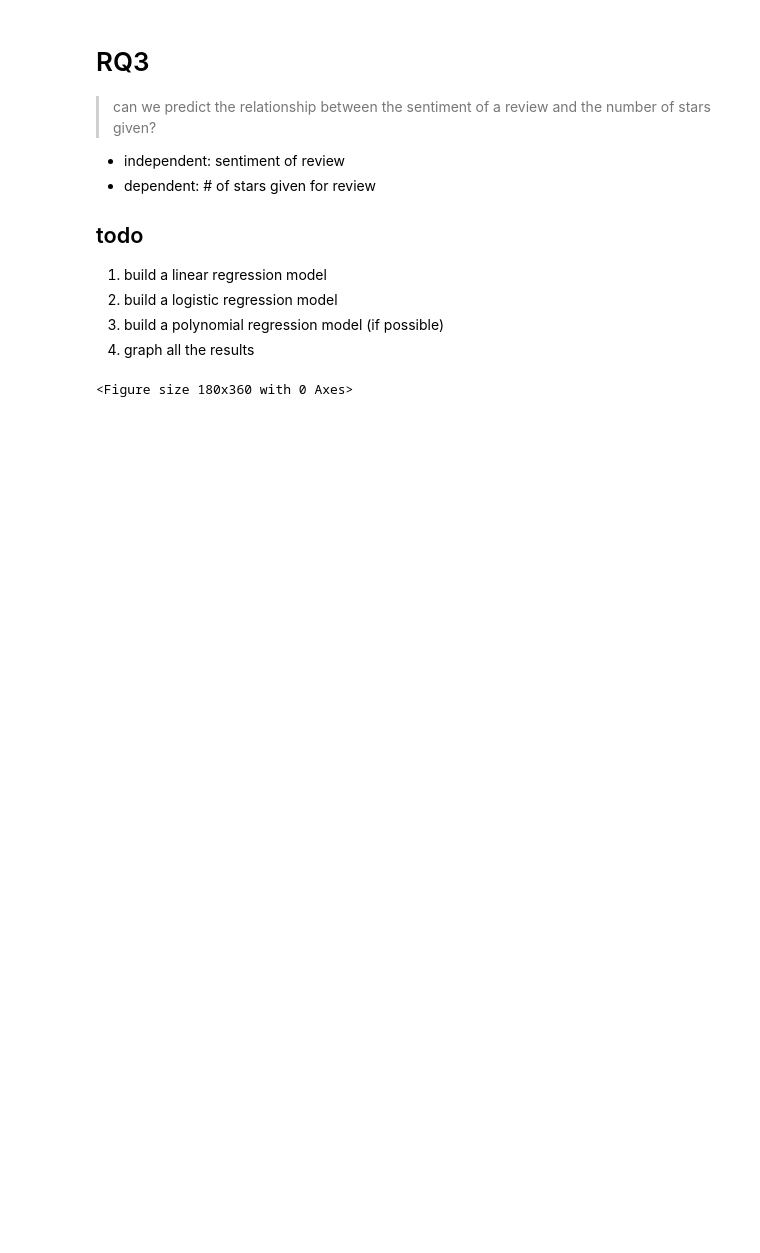
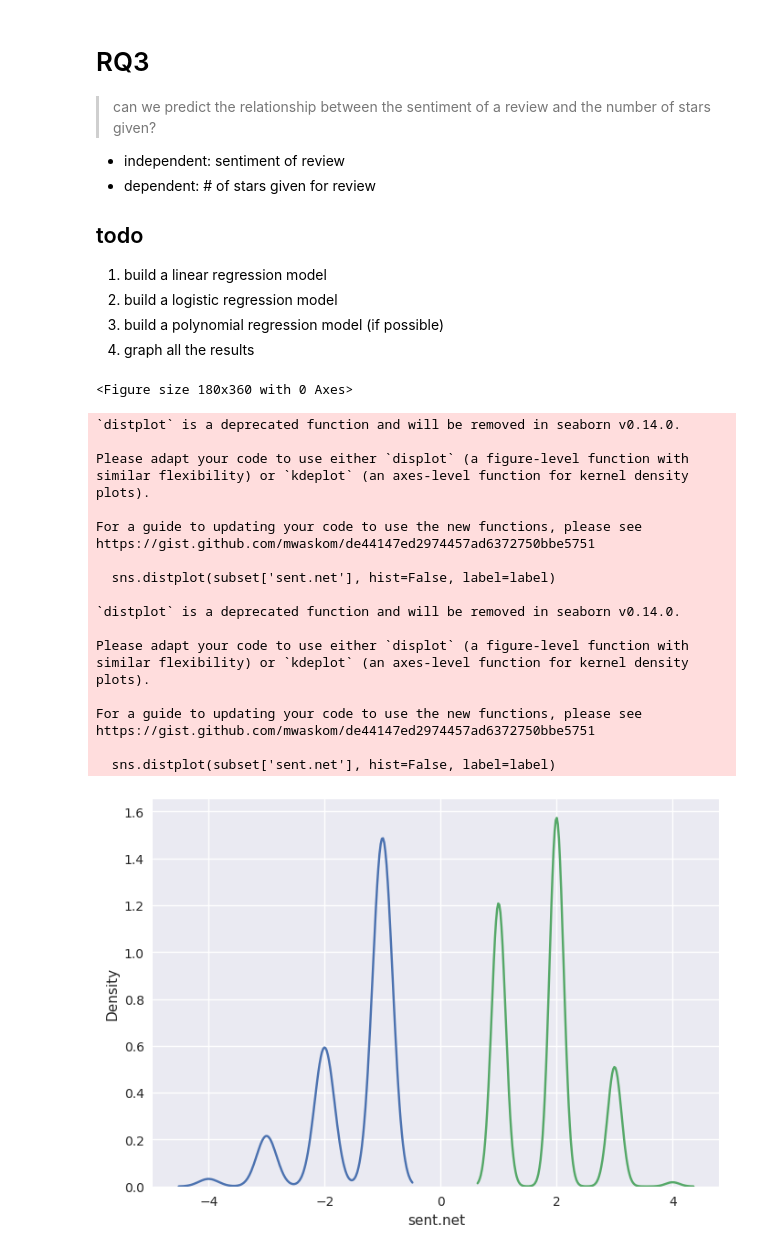
Before and after one commit to jiyometrik/pw23, a Jupyter notebook: rq3_main.ipynb, the cells around one changed output. Cells and saved outputs as stored; diff of their text form; code cells hidden in the pictures; blank space fills up the shorter version.

```diff
--- a/rq3_main.ipynb
+++ b/rq3_main.ipynb
@@ -80,3 +82,53 @@ def clean_review(review):
 
 # generate a cleaned, tokenised and lemmatised version of the reviews
 df['reviews.clean'] = df['reviews.text'].apply(lambda x: clean_review(x))
+# %%
+# extract vector representations for each review.
+documents = [TaggedDocument(doc, [i]) for i, doc in enumerate(df["reviews.clean"].apply(lambda x: x.split(' ')))]
+
+# train a doc2vec model
+model = Doc2Vec(documents, vector_size=5, window=2, min_count=1, workers=4)
+
+# transform each document into vec data
+df_vec = df['reviews.clean'].apply(lambda x: model.infer_vector(x.split(' '))).apply(pd.Series)
+df_vec.columns = ['vec_' + str(x) for x in df_vec.columns]
+df = pd.concat([df, df_vec], axis=1)
+# %%
+# add the term frequency - inverse document frequency values for every word
+tfidf = TfidfVectorizer(min_df=10)
+tfidf_result = tfidf.fit_transform(df['reviews.clean']).toarray()
+tfidf_df = pd.DataFrame(tfidf_result, columns=tfidf.get_feature_names_out())
+tfidf_df.columns = ['word_' + str(x) for x in tfidf_df.columns]
+tfidf_df.index = df.index
+df = pd.concat([df, tfidf_df], axis=1)
+# %%
+# distribution of sentiments
+import seaborn as sns
+for polar in [-1, 1]: # positive or negative (don't consider neutrals)
+	subset = df[df['sent.polarity'] == polar]
+	if polar == -1:
+		label = 'negative'
+	else:
+		label = 'positive'
+	sns.distplot(subset['sent.net'], hist=False, label=label)
+# %% [output]
+`distplot` is a deprecated function and will be removed in seaborn v0.14.0.
+
+Please adapt your code to use either `displot` (a figure-level function with
+similar flexibility) or `kdeplot` (an axes-level function for kernel density plots).
+
+For a guide to updating your code to use the new functions, please see
+https://gist.github.com/mwaskom/de44147ed2974457ad6372750bbe5751
+
+  sns.distplot(subset['sent.net'], hist=False, label=label)
+
+`distplot` is a deprecated function and will be removed in seaborn v0.14.0.
+
+Please adapt your code to use either `displot` (a figure-level function with
+similar flexibility) or `kdeplot` (an axes-level function for kernel density plots).
+
+For a guide to updating your code to use the new functions, please see
+https://gist.github.com/mwaskom/de44147ed2974457ad6372750bbe5751
+
+  sns.distplot(subset['sent.net'], hist=False, label=label)
+[figure, added]
```
Also changed, not shown: parts of 4 cells of this notebook.
